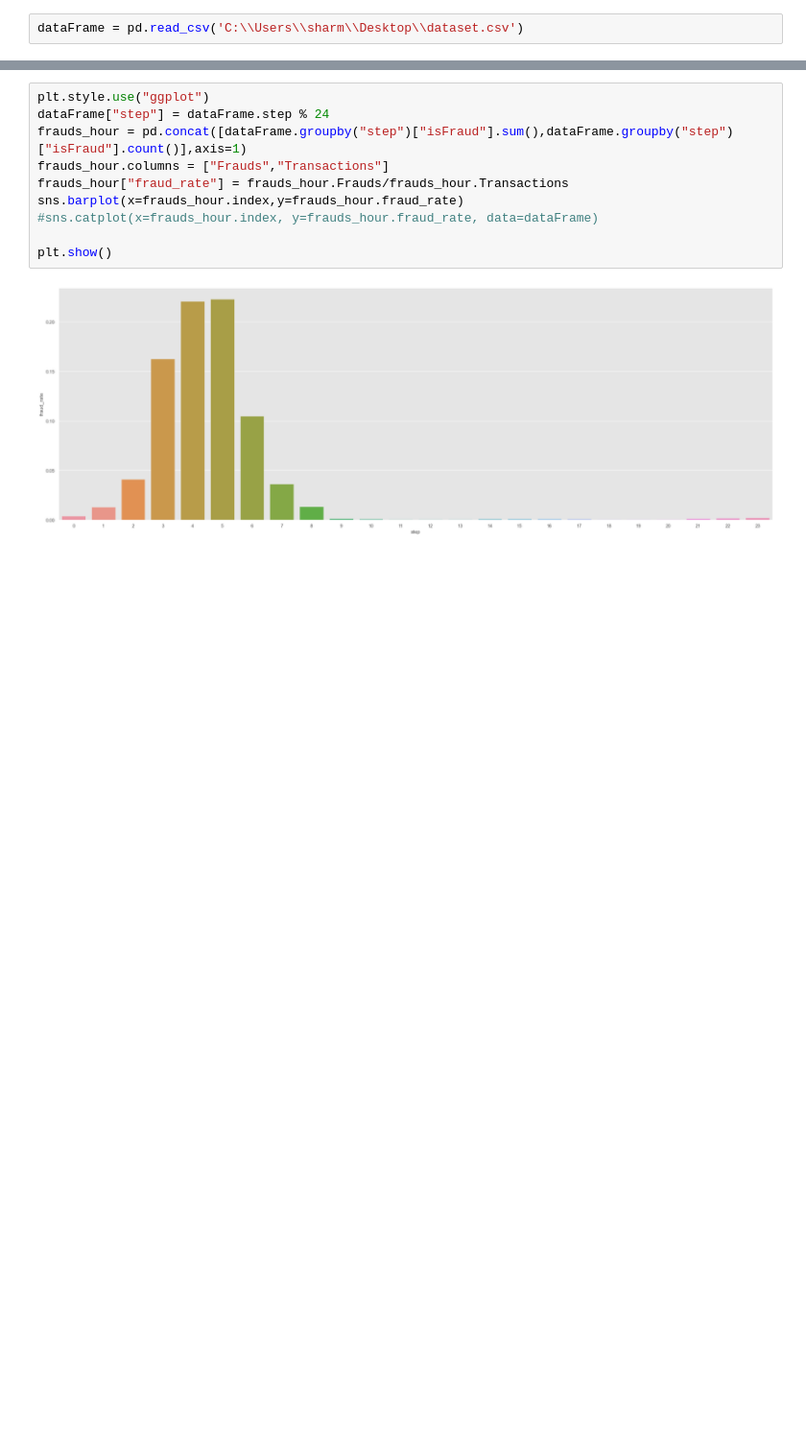
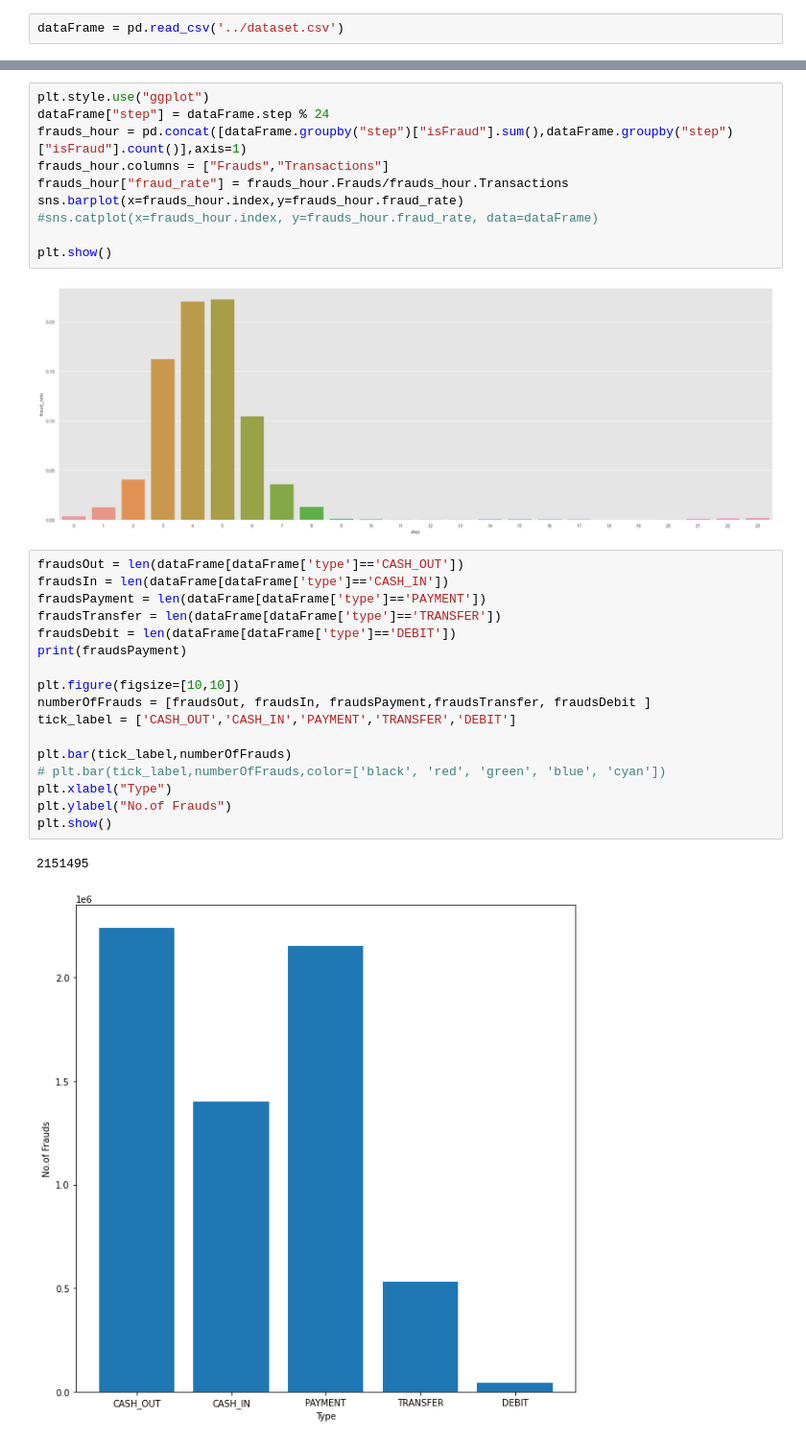
Before and after one commit to Bhavya-Hingorani/Cyber-Seth, a Jupyter notebook: data visualisation.ipynb, the cells around one changed output, grey strips where cells are left out. Shown at 96% size. Cells and saved outputs as stored; diff of their text form; blank space fills up the shorter version.

```diff
--- a/data visualisation.ipynb
+++ b/data visualisation.ipynb
@@ -5,7 +5,7 @@ import csv
 import pandas as pd
 import seaborn as sns
 # %%
-dataFrame = pd.read_csv('C:\\Users\\sharm\\Desktop\\dataset.csv')
+dataFrame = pd.read_csv('../dataset.csv')
 # %%
 dataFrame.isnull().values.any()
 # %% [output]
@@ -133,3 +133,23 @@ sns.barplot(x=frauds_hour.index,y=frauds_hour.fraud_rate)
 plt.show()
 # %% [output]
 [figure]
+# %%
+fraudsOut = len(dataFrame[dataFrame['type']=='CASH_OUT'])
+fraudsIn = len(dataFrame[dataFrame['type']=='CASH_IN'])
+fraudsPayment = len(dataFrame[dataFrame['type']=='PAYMENT'])
+fraudsTransfer = len(dataFrame[dataFrame['type']=='TRANSFER'])
+fraudsDebit = len(dataFrame[dataFrame['type']=='DEBIT'])
+print(fraudsPayment)
+
+plt.figure(figsize=[10,10])
+numberOfFrauds = [fraudsOut, fraudsIn, fraudsPayment,fraudsTransfer, fraudsDebit ]
+tick_label = ['CASH_OUT','CASH_IN','PAYMENT','TRANSFER','DEBIT']
+
+plt.bar(tick_label,numberOfFrauds)
+# plt.bar(tick_label,numberOfFrauds,color=['black', 'red', 'green', 'blue', 'cyan'])
+plt.xlabel("Type")
+plt.ylabel("No.of Frauds")
+plt.show()
+# %% [output]
+2151495
+[figure, added]
```
